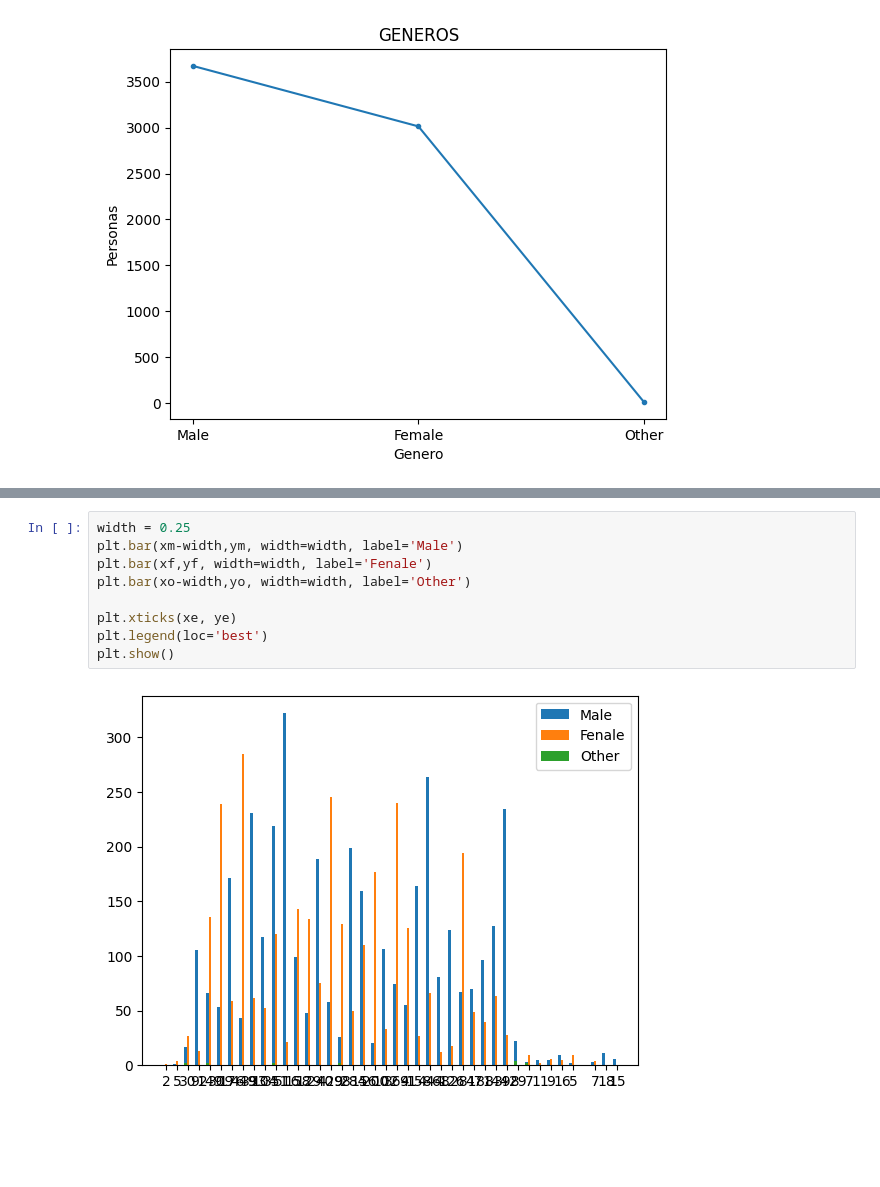
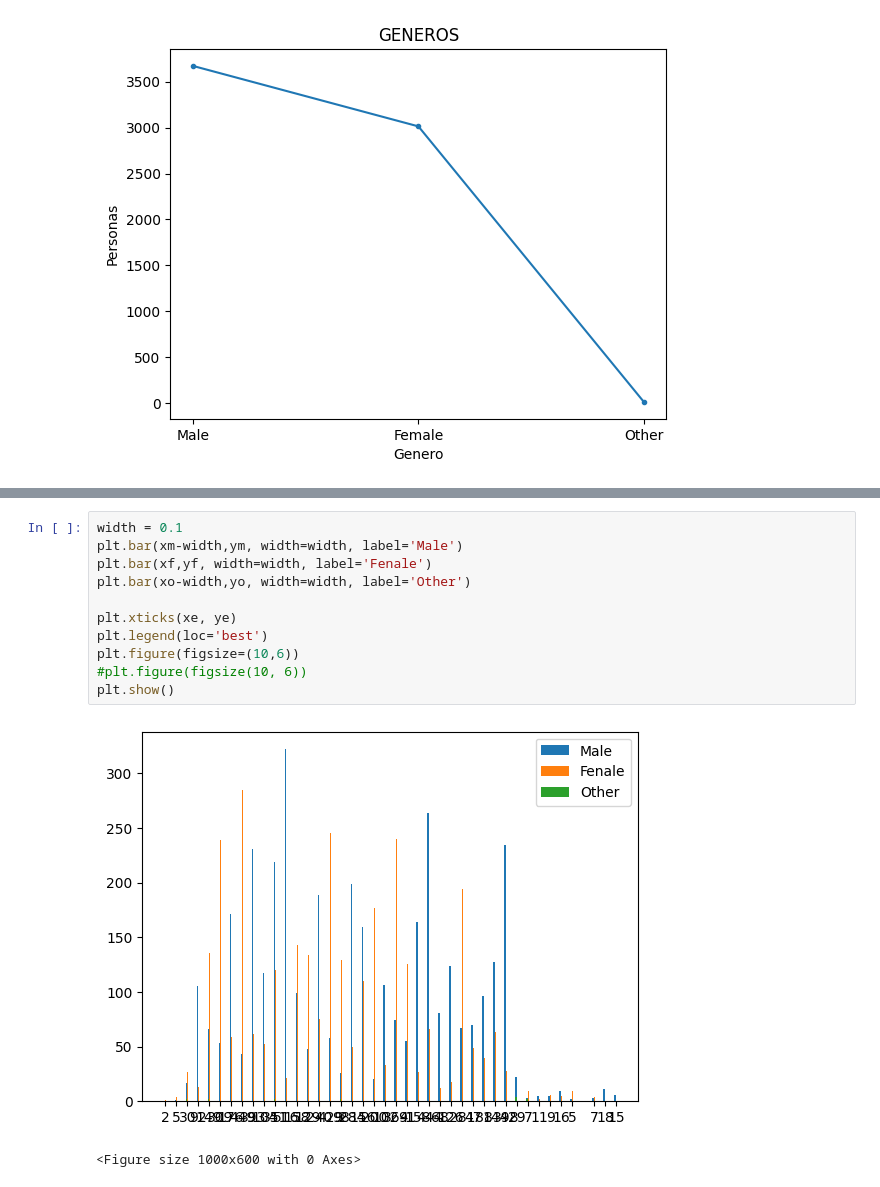
Before and after one commit to lindamoreno1/REPOSITORIOS-PYTHON-3-INTERMEDIO, a Jupyter notebook: practica1.ipynb, the cells around one changed output, grey strips where cells are left out. Saved outputs shown, nothing was run; the diff lists cells and outputs as text; blank space fills up the shorter version.

```diff
--- a/practica1.ipynb
+++ b/practica1.ipynb
@@ -160,11 +162,14 @@ plt.show()
 # %%
-width = 0.25
+width = 0.1
 plt.bar(xm-width,ym, width=width, label='Male')
 plt.bar(xf,yf, width=width, label='Fenale')
 plt.bar(xo-width,yo, width=width, label='Other')
 
 plt.xticks(xe, ye)
 plt.legend(loc='best')
+plt.figure(figsize=(10,6))
+#plt.figure(figsize(10, 6))
 plt.show()
 # %% [output]
-[figure, old version]
+[figure, new version]
+<Figure size 1000x600 with 0 Axes>
```
Also changed, not shown: parts of 1 cell of this notebook, 5 other files.
